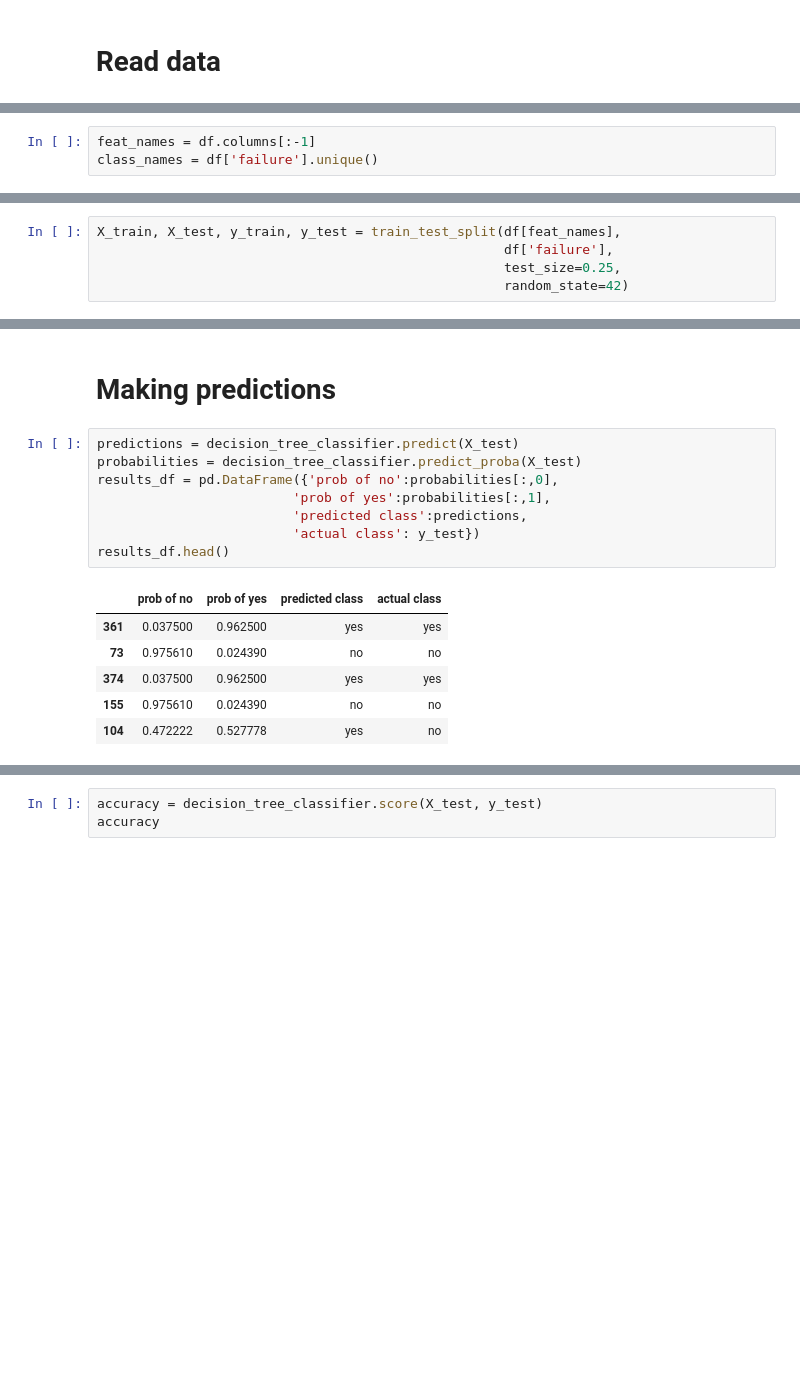
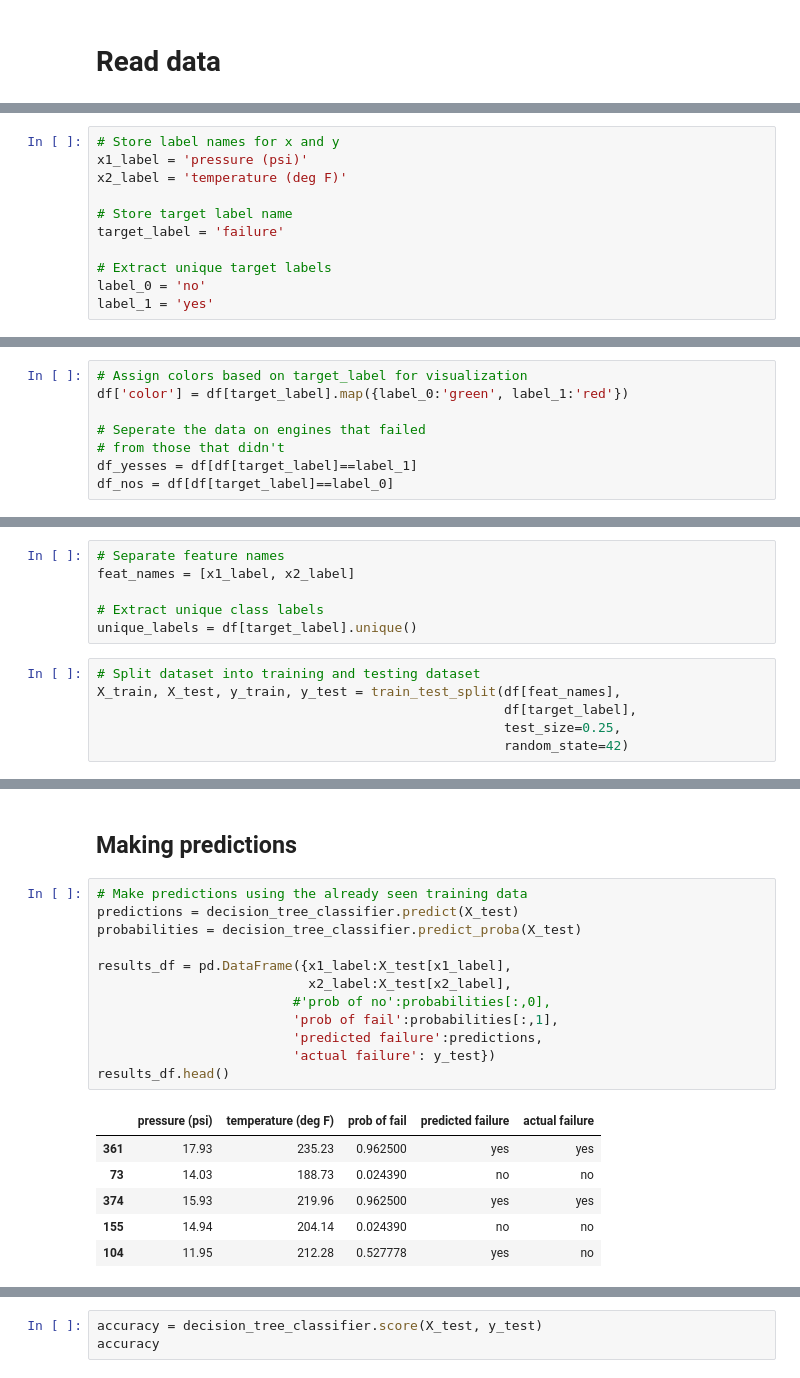
Before and after one commit to papir805/Stanford-ML-Class, a Jupyter notebook: notebooks/decision_tree_classification.ipynb, the cells around one changed output, grey strips where cells are left out. Cells and saved outputs as stored; diff of their text form; blank space fills up the shorter version.

```diff
--- a/notebooks/decision_tree_classification.ipynb
+++ b/notebooks/decision_tree_classification.ipynb
@@ -31,3 +38,11 @@ df.head()
 # %%
-feat_names = df.columns[:-1]
-class_names = df['failure'].unique()
+# Store label names for x and y
+x1_label = 'pressure (psi)'
+x2_label = 'temperature (deg F)'
+
+# Store target label name
+target_label = 'failure'
+
+# Extract unique target labels
+label_0 = 'no'
+label_1 = 'yes'
@@ -33,0 +51,8 @@ class_names = df['failure'].unique()
+# %%
+# Assign colors based on target_label for visualization
+df['color'] = df[target_label].map({label_0:'green', label_1:'red'})
+
+# Seperate the data on engines that failed
+# from those that didn't
+df_yesses = df[df[target_label]==label_1]
+df_nos = df[df[target_label]==label_0]
@@ -34,6 +99,13 @@ class_names = df['failure'].unique()
+# %%
+# Separate feature names
+feat_names = [x1_label, x2_label]
+
+# Extract unique class labels
+unique_labels = df[target_label].unique()
 # %%
+# Split dataset into training and testing dataset
 X_train, X_test, y_train, y_test = train_test_split(df[feat_names],
-                                                    df['failure'],
+                                                    df[target_label],
                                                     test_size=0.25,
                                                     random_state=42)
 # %% [markdown]
@@ -63,18 +147,22 @@ graph
 # %% [markdown]
-# Making predictions
+## Making predictions
 # %%
+# Make predictions using the already seen training data
 predictions = decision_tree_classifier.predict(X_test)
 probabilities = decision_tree_classifier.predict_proba(X_test)
-results_df = pd.DataFrame({'prob of no':probabilities[:,0],
-                         'prob of yes':probabilities[:,1],
-                         'predicted class':predictions,
-                         'actual class': y_test})
+
+results_df = pd.DataFrame({x1_label:X_test[x1_label],
+                           x2_label:X_test[x2_label],
+                         #'prob of no':probabilities[:,0],
+                         'prob of fail':probabilities[:,1],
+                         'predicted failure':predictions,
+                         'actual failure': y_test})
 results_df.head()
 # %% [output]
-|  | prob of no | prob of yes | predicted class | actual class |
-| 361 | 0.037500 | 0.962500 | yes | yes |
-| 73 | 0.975610 | 0.024390 | no | no |
-| 374 | 0.037500 | 0.962500 | yes | yes |
-| 155 | 0.975610 | 0.024390 | no | no |
-| 104 | 0.472222 | 0.527778 | yes | no |
+|  | pressure (psi) | temperature (deg F) | prob of fail | predicted failure | actual failure |
+| 361 | 17.93 | 235.23 | 0.962500 | yes | yes |
+| 73 | 14.03 | 188.73 | 0.024390 | no | no |
+| 374 | 15.93 | 219.96 | 0.962500 | yes | yes |
+| 155 | 14.94 | 204.14 | 0.024390 | no | no |
+| 104 | 11.95 | 212.28 | 0.527778 | yes | no |
 # %% [markdown]
```
Also changed, not shown: parts of 27 cells of this notebook, 1 other file.
